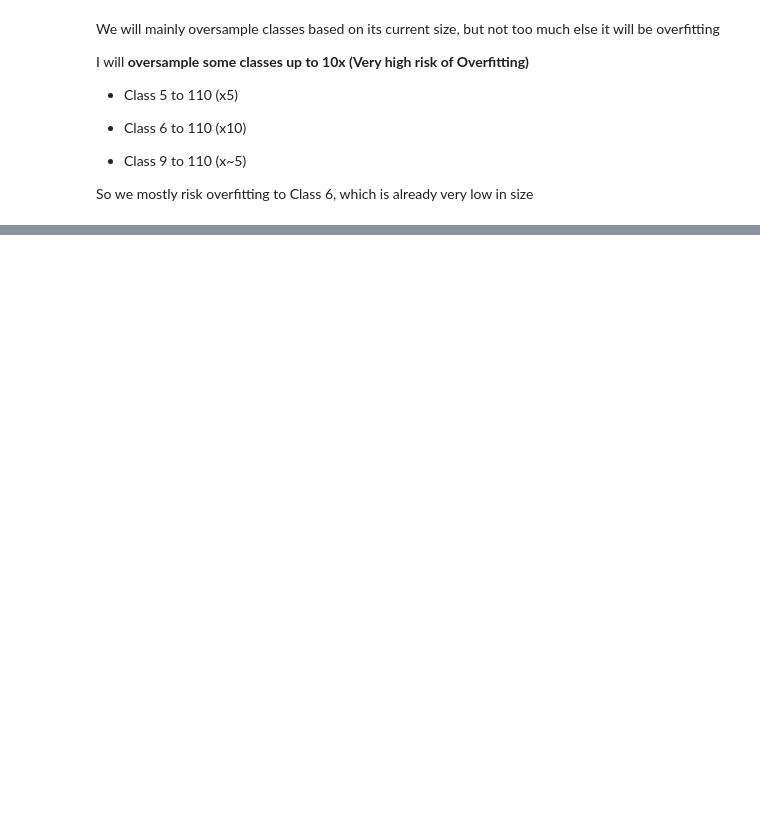
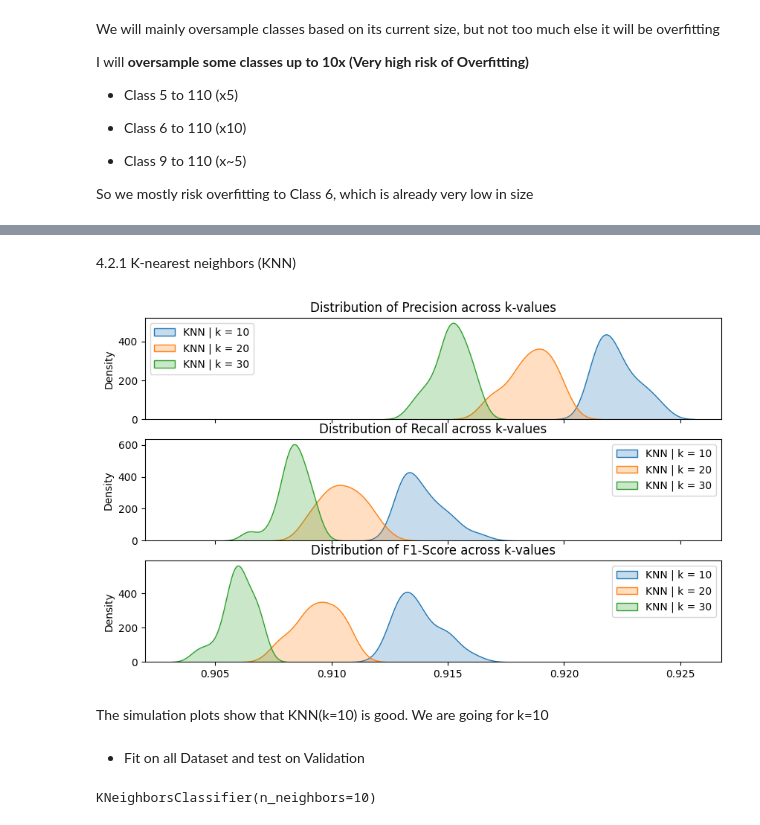
Before and after one commit to BillCoML/cell_anotation, a Jupyter notebook: data_processing.ipynb, the cells around one changed output, grey strips where cells are left out. Saved outputs shown, nothing was run; the diff lists cells and outputs as text; code cells hidden in the pictures; blank space fills up the shorter version.

```diff
--- a/data_processing.ipynb
+++ b/data_processing.ipynb
@@ -464,0 +476,10 @@ array([[-0.76181649,  0.93390565,  2.33509035,  0.45739529],
+# %%
+#We design this CV matrix for all models
+simulations = []
+for sim in range(30):
+    folds = []
+    for train_idx, val_idx in skf.split(X_res, y_res):
+        folds.append((train_idx, val_idx))
+    simulations.append(folds)
+
+del folds
@@ -464,0 +494,8 @@ array([[-0.76181649,  0.93390565,  2.33509035,  0.45739529],
+# %%
+n_sim = 20
+# %% [markdown]
+4.2.1 K-nearest neighbors (KNN)
+# %%
+k_values = [10, 20, 30]
+# %%
+simulation_score = np.repeat(0.0, n_sim * 3 * len(k_values)).reshape(-1, n_sim, 3) #precision, recall and F1_score tensor
@@ -464,0 +546,22 @@ array([[-0.76181649,  0.93390565,  2.33509035,  0.45739529],
+# %%
+fig, axes = plt.subplots(3, 1, figsize=(10, 6), sharex=True)
+metrics = ['Precision', 'Recall', 'F1-Score']
+#Plot Precision
+for metric_id in range(3):
+
+    for k_value_id in range(len(k_values)):
+
+        sns.kdeplot(simulation_score[k_value_id, :, metric_id],
+                    ax = axes[metric_id],
+                    label=f'KNN | k = {k_values[k_value_id]}',fill=True)
+
+    axes[metric_id].set_title(f'Distribution of {metrics[metric_id]} across k-values')
+    axes[metric_id].legend()
+
+plt.show()
+# %% [output]
+[figure, added]
+# %% [markdown]
+The simulation plots show that KNN(k=10) is good. We are going for k=10
+# %% [markdown]
++ Fit on all Dataset and test on Validation
@@ -464,0 +570,4 @@ array([[-0.76181649,  0.93390565,  2.33509035,  0.45739529],
+# %%
+knn.fit(X_res, y_res)
+# %% [output]
+KNeighborsClassifier(n_neighbors=10)
```
Also changed, not shown: parts of 36 cells of this notebook, 1 other file.
